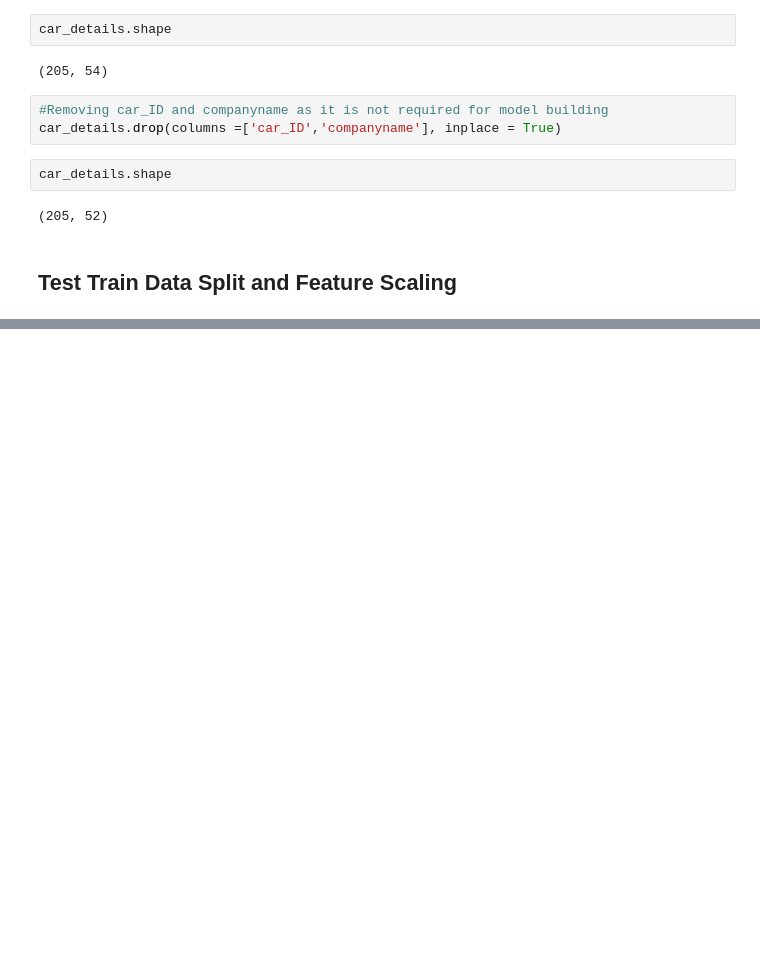
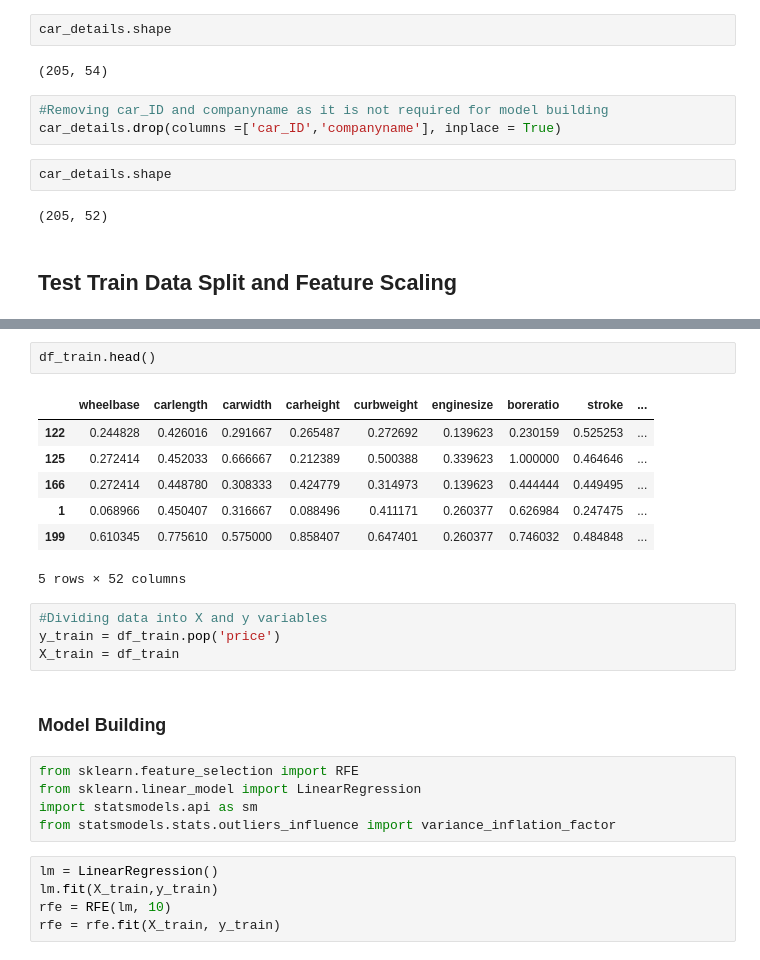
Before and after one commit to rishavhack/Projects-On-MachineLearning-OpenCV-NLP, a Jupyter notebook: Project 7 Car Price - Multiple Linear Regression/Car Price - Multiple Linear Regression.ipynb, the cells around one changed output, grey strips where cells are left out. Saved outputs shown, nothing was run; the diff lists cells and outputs as text; blank space fills up the shorter version.

Commit message:
Building model

```diff
--- a/Project 7 Car Price - Multiple Linear Regression/Car Price - Multiple Linear Regression.ipynb
+++ b/Project 7 Car Price - Multiple Linear Regression/Car Price - Multiple Linear Regression.ipynb
@@ -403,0 +423,26 @@ ModuleNotFoundError: No module named 'sklearn'
+# %%
+df_train.head()
+# %% [output]
+|  | wheelbase | carlength | carwidth | carheight | curbweight | enginesize | boreratio | stroke | ... |
+| 122 | 0.244828 | 0.426016 | 0.291667 | 0.265487 | 0.272692 | 0.139623 | 0.230159 | 0.525253 | ... |
+| 125 | 0.272414 | 0.452033 | 0.666667 | 0.212389 | 0.500388 | 0.339623 | 1.000000 | 0.464646 | ... |
+| 166 | 0.272414 | 0.448780 | 0.308333 | 0.424779 | 0.314973 | 0.139623 | 0.444444 | 0.449495 | ... |
+| 1 | 0.068966 | 0.450407 | 0.316667 | 0.088496 | 0.411171 | 0.260377 | 0.626984 | 0.247475 | ... |
+| 199 | 0.610345 | 0.775610 | 0.575000 | 0.858407 | 0.647401 | 0.260377 | 0.746032 | 0.484848 | ... |
+5 rows × 52 columns
+# %%
+#Dividing data into X and y variables
+y_train = df_train.pop('price')
+X_train = df_train
+# %% [markdown]
+### Model Building
+# %%
+from sklearn.feature_selection import RFE
+from sklearn.linear_model import LinearRegression
+import statsmodels.api as sm
+from statsmodels.stats.outliers_influence import variance_inflation_factor
+# %%
+lm = LinearRegression()
+lm.fit(X_train,y_train)
+rfe = RFE(lm, 10)
+rfe = rfe.fit(X_train, y_train)
```
Also changed, not shown: parts of 4 cells of this notebook.
